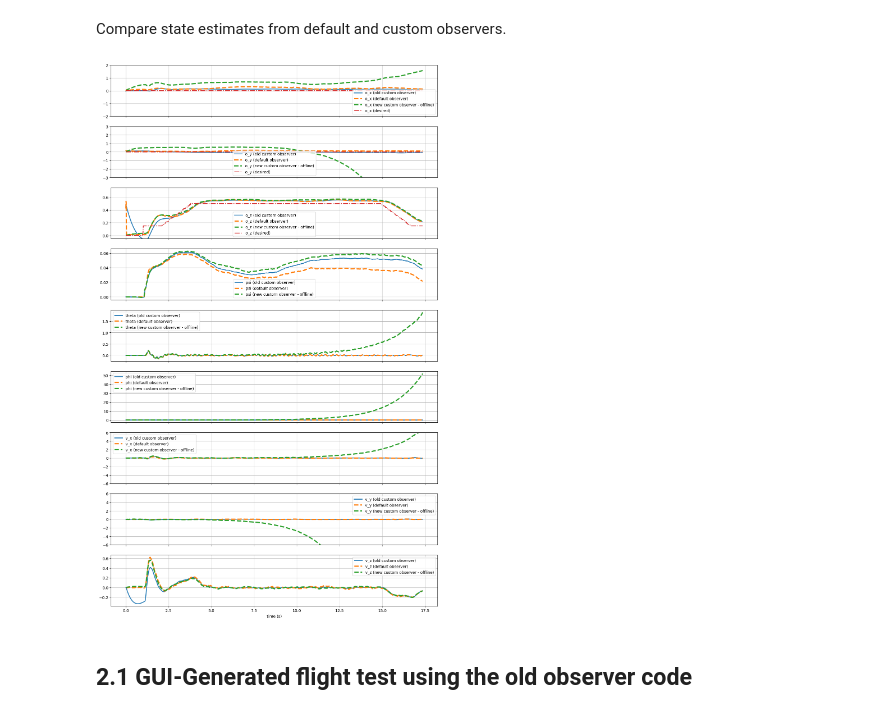
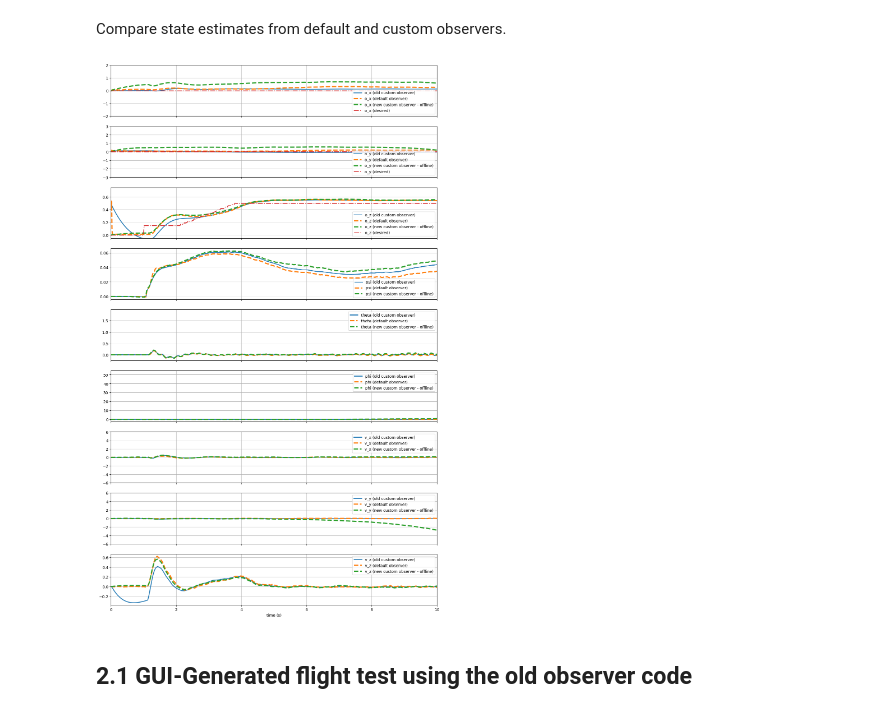
Before and after one commit to prahershk/AE483, a Jupyter notebook: offline_test.ipynb, the cells around one changed output. Cells and saved outputs as stored; diff of their text form; code cells hidden in the pictures.

```diff
--- a/offline_test.ipynb
+++ b/offline_test.ipynb
@@ -105,7 +105,7 @@ del psi, theta, phi, Rz, Ry, Rx
 Load and parse data.
 # %%
 # flight test data
-data = load_hardware_data('cc_co_hover_old_2.json', only_in_flight=False)
+data = load_hardware_data('flight-test-data\cc_co_hover_old_2.json', only_in_flight=False)
 
 # time
 t = data['time']
@@ -319,34 +319,44 @@ fig, (ax_o_x,
       ax_o_z,
       ax_psi,
       ax_theta,
       ax_phi,
       ax_v_x,
       ax_v_y,
       ax_v_z) = plt.subplots(9, 1, figsize=(15, 25), sharex=True)
 
 comparison_plot(t, o_x_custom, o_x_default, o_x_offline, 'o_x', ax_o_x, s_des=o_x_des)
 comparison_plot(t, o_y_custom, o_y_default, o_y_offline, 'o_y', ax_o_y, s_des=o_y_des)
 comparison_plot(t, o_z_custom, o_z_default, o_z_offline, 'o_z', ax_o_z, s_des=o_z_des)
 comparison_plot(t, psi_custom, psi_default, psi_offline, 'psi', ax_psi)
 comparison_plot(t, theta_custom, theta_default, theta_offline, 'theta', ax_theta)
 comparison_plot(t, phi_custom, phi_default, phi_offline, 'phi', ax_phi)
 comparison_plot(t, v_x_custom, v_x_default, v_x_offline, 'v_x', ax_v_x)
 comparison_plot(t, v_y_custom, v_y_default, v_y_offline, 'v_y', ax_v_y)
 comparison_plot(t, v_z_custom, v_z_default, v_z_offline, 'v_z', ax_v_z)
 ax_v_z.set_xlabel('time (s)')
 
 ax_o_x.set_ylim([-2, 2])
 ax_o_y.set_ylim([-3, 3])
 ax_o_z.set_ylim([-0.05, 0.75])
 # ax_psi.set_ylim([-0.1, 0.1])
 # ax_theta.set_ylim([-0.25, 0.25])
 # ax_phi.set_ylim([-0.25, 0.25])
 ax_v_x.set_ylim([-6, 6])
 ax_v_y.set_ylim([-6, 6])
 # ax_v_z.set_ylim([-0.5, 0.5])
+
+ax_o_x.set_xlim([0, 10])
+ax_o_y.set_xlim([0, 10])
+ax_o_z.set_xlim([0, 10])
+ax_psi.set_xlim([0, 10])
+ax_theta.set_xlim([0, 10])
+ax_phi.set_xlim([0, 10])
+ax_v_x.set_xlim([0, 10])
+ax_v_y.set_xlim([0, 10])
+ax_v_z.set_xlim([0, 10])
 plt.show()
 # %% [output]
-[figure, old version]
+[figure, new version]
 # %% [markdown]
 ## 2.1 GUI-Generated flight test using the old observer code
 # %%
```
Also changed, not shown: parts of 1 cell of this notebook, 2 other files.
